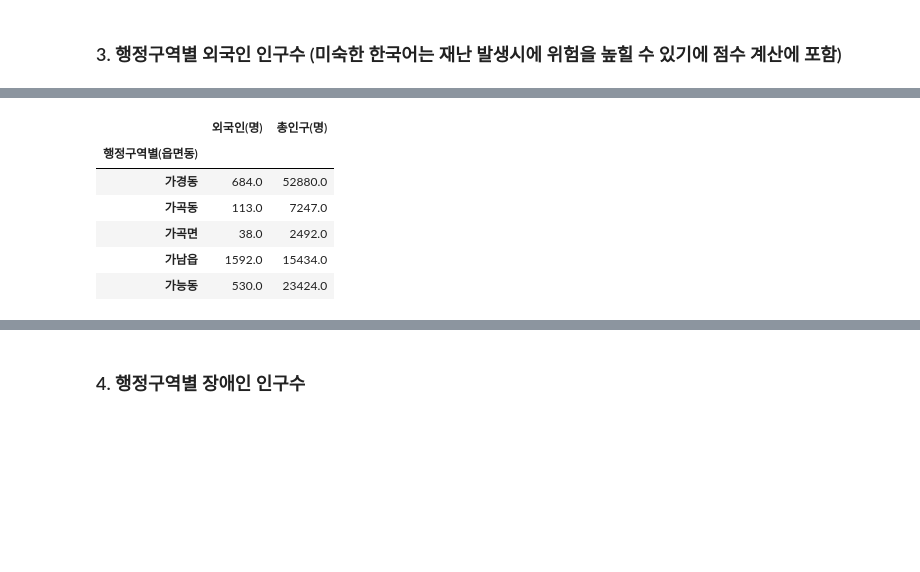
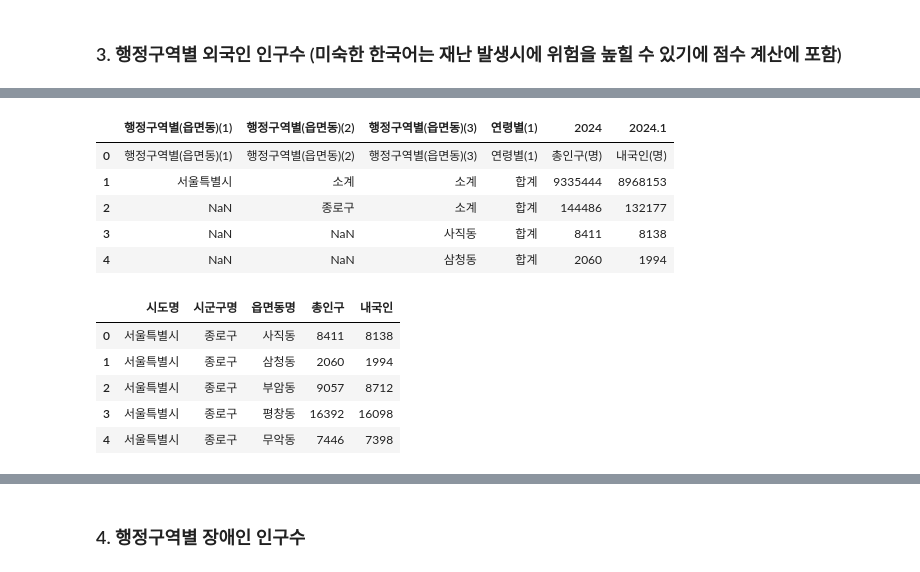
Before and after one commit to prunusmume99/HIuniv_Project, a Jupyter notebook: notebooks/사회취약계층.ipynb, the cells around one changed output, grey strips where cells are left out. Saved outputs shown, nothing was run; the diff lists cells and outputs as text; code cells hidden in the pictures; blank space fills up the shorter version.

```diff
--- a/notebooks/사회취약계층.ipynb
+++ b/notebooks/사회취약계층.ipynb
@@ -73,20 +219,10 @@ df2.head()
-# %%
-# 마찬가지로 String 값을 int값으로 수정한다.
-df2['총인구(명)'] = pd.to_numeric(df2['총인구(명)'], errors='coerce').fillna(0)
-df2['내국인(명)'] = pd.to_numeric(df2['내국인(명)'], errors='coerce').fillna(0)
-
-# 총인구수 - 내국인 인구수 = 외국인 인구수
-df2['외국인(명)'] = df2['총인구(명)'] - df2['내국인(명)']
-
-# 이제 행정구역별 외국인 수와 총인구수(참고용)을 구한다.
-foreigners_by_district_df2 = df2.groupby('행정구역별(읍면동)')[['외국인(명)', '총인구(명)']].sum()
-
-display(foreigners_by_district_df2.head())
-# %% [output]
-|  | 외국인(명) | 총인구(명) |
-| 행정구역별(읍면동) |  |  |
-| 가경동 | 684.0 | 52880.0 |
-| 가곡동 | 113.0 | 7247.0 |
-| 가곡면 | 38.0 | 2492.0 |
-| 가남읍 | 1592.0 | 15434.0 |
-| 가능동 | 530.0 | 23424.0 |
+# %%
+popFo = pd.read_excel(r'../data/raw/읍면동_총인구수.xlsx')
+popFo.head()
+# %% [output]
+|  | 행정구역별(읍면동)(1) | 행정구역별(읍면동)(2) | 행정구역별(읍면동)(3) | 연령별(1) | 2024 | 2024.1 |
+| 0 | 행정구역별(읍면동)(1) | 행정구역별(읍면동)(2) | 행정구역별(읍면동)(3) | 연령별(1) | 총인구(명) | 내국인(명) |
+| 1 | 서울특별시 | 소계 | 소계 | 합계 | 9335444 | 8968153 |
+| 2 | NaN | 종로구 | 소계 | 합계 | 144486 | 132177 |
+| 3 | NaN | NaN | 사직동 | 합계 | 8411 | 8138 |
+| 4 | NaN | NaN | 삼청동 | 합계 | 2060 | 1994 |
@@ -92,0 +240,21 @@ display(foreigners_by_district_df2.head())
+# %%
+# '행정구역별(읍면동)(3)' 컬럼의 값이 '소계'인 행들 삭제
+popFo = popFo[popFo['행정구역별(읍면동)(3)'] != '소계'].reset_index(drop=True)
+
+# 컬럼 이름 변경
+popFo = popFo.rename(columns={'행정구역별(읍면동)(1)': '시도명', '행정구역별(읍면동)(2)': '시군구명', '행정구역별(읍면동)(3)': '읍면동명'})
+
+# '연령별(1)' 컬럼 삭제
+popFo = popFo.drop(columns=['연령별(1)'])
+
+# '총인구(명)' 컬럼 이름을 '고령자인구수'로 변경
+popFo = popFo.rename(columns={'총인구(명)': '총인구', '내국인(명)' : '내국인'})
+
+display(popFo.head())
+# %% [output]
+|  | 시도명 | 시군구명 | 읍면동명 | 총인구 | 내국인 |
+| 0 | 서울특별시 | 종로구 | 사직동 | 8411 | 8138 |
+| 1 | 서울특별시 | 종로구 | 삼청동 | 2060 | 1994 |
+| 2 | 서울특별시 | 종로구 | 부암동 | 9057 | 8712 |
+| 3 | 서울특별시 | 종로구 | 평창동 | 16392 | 16098 |
+| 4 | 서울특별시 | 종로구 | 무악동 | 7446 | 7398 |
```
Also changed, not shown: parts of 36 cells of this notebook, 7 other files.
